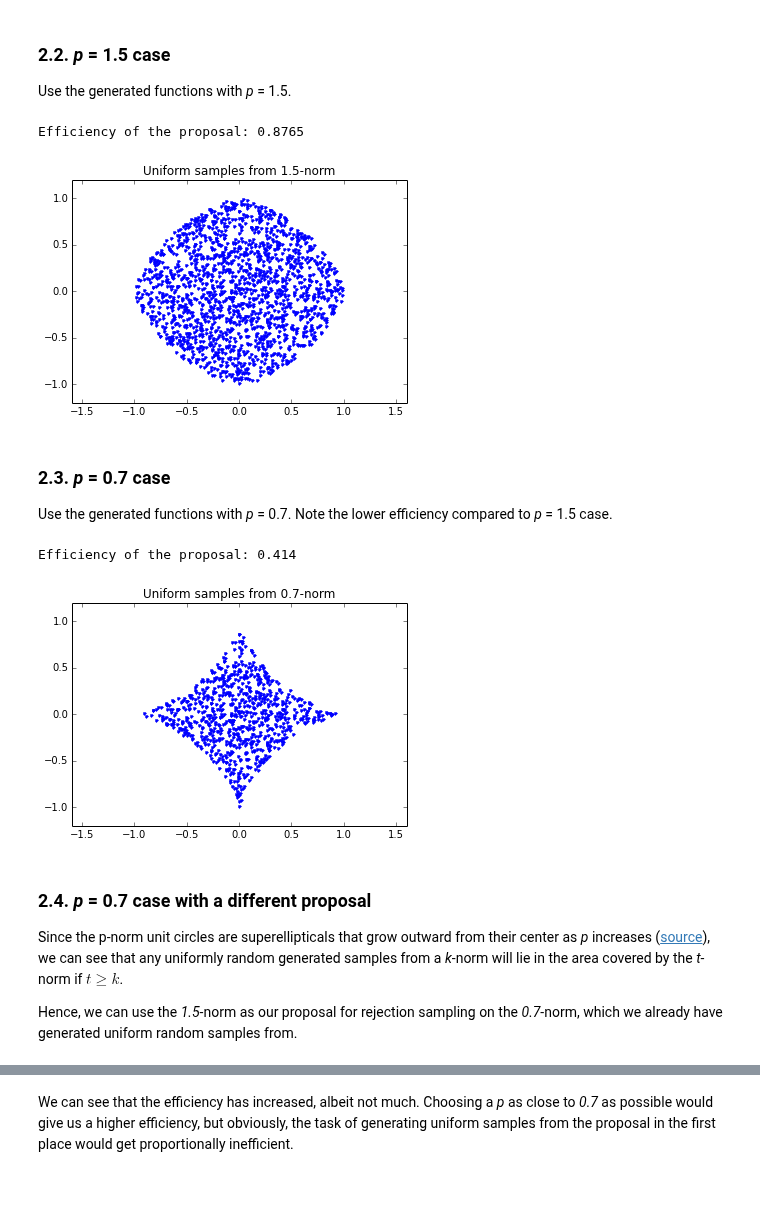
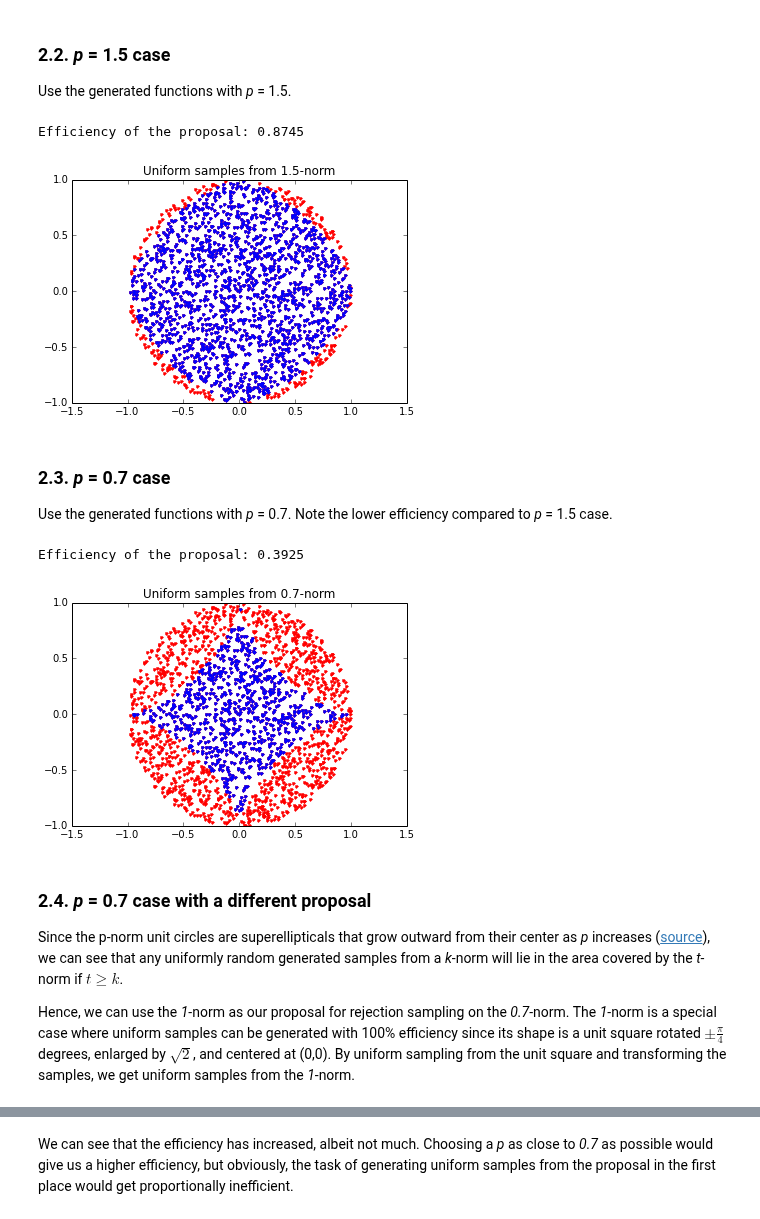
Before and after one commit to Bogazici-CMPE548-Spring2016/Cmpe548-Assignment1, a Jupyter notebook: assignment1.ipynb, the cells around one changed output, grey strips where cells are left out. Saved outputs shown, nothing was run; the diff lists cells and outputs as text; code cells hidden in the pictures; blank space fills up the shorter version.

Commit message:
Better plots, higher efficiency proposal, and better vectorization

```diff
--- a/assignment1.ipynb
+++ b/assignment1.ipynb
@@ -62,34 +53,40 @@ def p_norm_accepted(x, y, p):
 
 Use the generated functions with *p* = 1.5.
 # %%
-x1, y1 = p_norm_accepted(x, y, 1.5)
+accepted = is_accepted(x, y, 1.5)
+x1 = x[accepted]
+y1 = y[accepted]
 
 print('Efficiency of the proposal:',len(x1)/N)
+plt.plot(x,y,'r.')
 plt.plot(x1,y1,'.')
-plt.axis([-8/5, 8/5, -6/5, 6/5])
+plt.axis('equal')
 plt.title('Uniform samples from 1.5-norm')
 plt.show()
 # %% [output]
-Efficiency of the proposal: 0.8765
+Efficiency of the proposal: 0.8745
-[figure, old version]
+[figure, new version]
 # %% [markdown]
 ### 2.3. *p* = 0.7 case
 
 Use the generated functions with *p* = 0.7. Note the lower efficiency compared to *p* = 1.5 case.
 # %%
-x2, y2 = p_norm_accepted(x, y, 0.7)
+accepted = is_accepted(x, y, 0.7)
+x2 = x[accepted]
+y2 = y[accepted]
 
 print('Efficiency of the proposal:',len(x2)/N)
-plt.plot(x2,y2,'.')
-plt.axis([-8/5, 8/5, -6/5, 6/5])
+plt.plot(x,y,'r.')
+plt.plot(x2,y2,'b.')
+plt.axis('equal')
 plt.title('Uniform samples from 0.7-norm')
 plt.show()
 # %% [output]
-Efficiency of the proposal: 0.414
+Efficiency of the proposal: 0.3925
-[figure, old version]
+[figure, new version]
 # %% [markdown]
 ### 2.4. *p* = 0.7 case with a different proposal
 
 Since the p-norm unit circles are superellipticals that grow outward from their center as *p* increases ([source](https://en.wikipedia.org/wiki/Norm_%28mathematics%29#Properties)), we can see that any uniformly random generated samples from a *k*-norm will lie in the area covered by the *t*-norm if $t\ge k$.
 
-Hence, we can use the *1.5*-norm as our proposal for rejection sampling on the *0.7*-norm, which we already have generated uniform random samples from.
+Hence, we can use the *1*-norm as our proposal for rejection sampling on the *0.7*-norm. The *1*-norm is a special case where uniform samples can be generated with 100% efficiency since its shape is a unit square rotated $\pm \frac{\pi}{4}$ degrees, enlarged by $\sqrt{2}$, and centered at (0,0). By uniform sampling from the unit square and transforming the samples, we get uniform samples from the *1*-norm.
```
Also changed, not shown: parts of 7 cells of this notebook.
